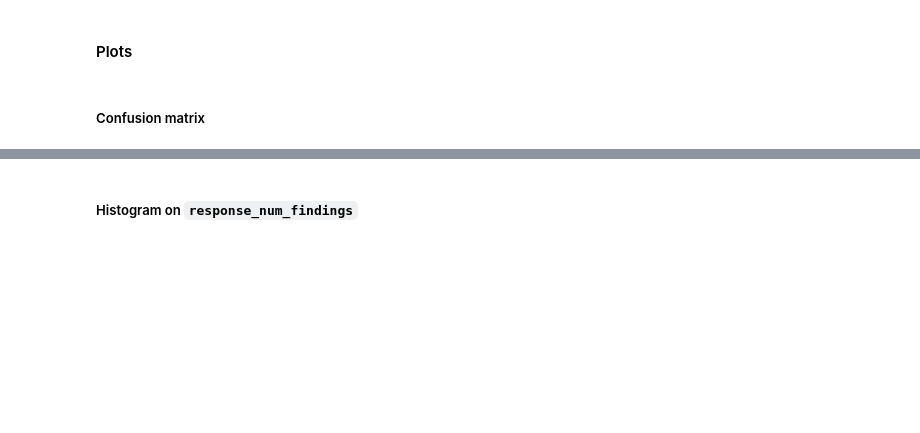
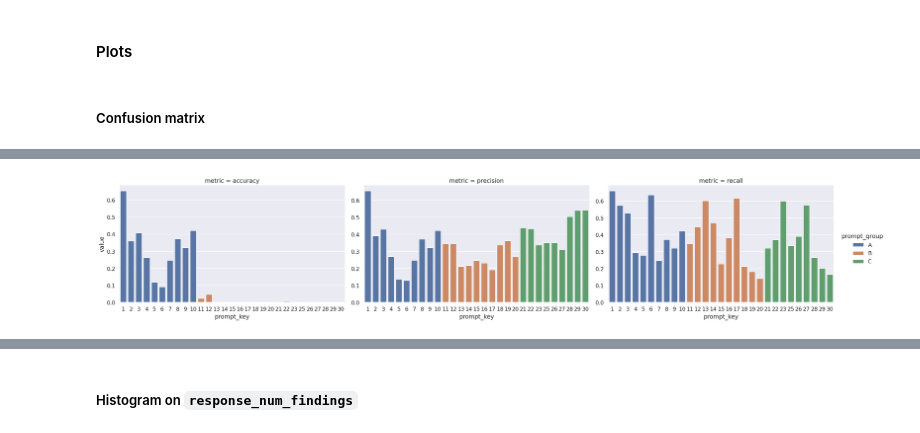
Before and after one commit to mark-rustad/CheXagent, a Jupyter notebook: get_started.ipynb, the cells around one changed output, grey strips where cells are left out. Drawn from its saved outputs; the diff is of its cells as text; code cells hidden in the pictures; blank space fills up the shorter version.

```diff
--- a/get_started.ipynb
+++ b/get_started.ipynb
@@ -695,3 +595,24 @@ plot_multilabel_confusion_matrix(mcm, mlb.classes_)
 #### Plots
 # %% [markdown]
 ##### Confusion matrix
+# %%
+prompt_keys = results["prompt_key"].unique()
+
+df_agg_wide = pd.DataFrame()
+df_agg = pd.DataFrame()
+for prompt_key in prompt_keys:
+    df_input = results[results["prompt_key"] == prompt_key].copy()
+
+    metrics_wide_i = compute_mlc_metrics_wide(df_input, labels)
+    metrics_wide_i["prompt_key"] = prompt_key
+    df_agg_wide = pd.concat([df_agg_wide, metrics_wide_i], ignore_index=True)
+
+    metrics_i = compute_mlc_metrics(df_input, labels)
+    metrics_i["prompt_key"] = prompt_key
+    df_agg = pd.concat([df_agg, metrics_i], ignore_index=True)
+
+df_agg["prompt_group"] = df_agg["prompt_key"].map(prompt_groups)
+df_agg_wide["prompt_group"] = df_agg_wide["prompt_key"].map(prompt_groups)
+
+display(df_agg_wide)
+display(df_agg)
@@ -697,0 +646,26 @@ plot_multilabel_confusion_matrix(mcm, mlb.classes_)
+# %%
+sns.set_theme(context="notebook", style="darkgrid", font_scale=1.15)
+
+plotdf = (
+    df_agg.loc[df_agg["zerodiv_opt"] == "nan"]
+    .loc[df_agg["avg_opt"] == "samples"]
+    .drop(columns=["avg_opt", "zerodiv_opt"])
+    .melt(id_vars=["prompt_key", "prompt_group"], var_name="metric")
+    .pipe(lambda x: x[x["metric"].isin(["accuracy", "precision", "recall"])])
+)
+plotdf["prompt_key"] = pd.Categorical(plotdf["prompt_key"].astype(int))
+plotdf = plotdf.sort_values(["metric", "prompt_key"], ignore_index=True)
+
+g = sns.catplot(
+    data=plotdf,
+    x="prompt_key",
+    y="value",
+    hue="prompt_group",
+    col="metric",
+    col_wrap=3,
+    kind="bar",
+    sharey=False,
+    aspect=GOLDEN,
+)
+# %% [output]
+[figure, added]
```
Also changed, not shown: parts of 54 cells of this notebook.
